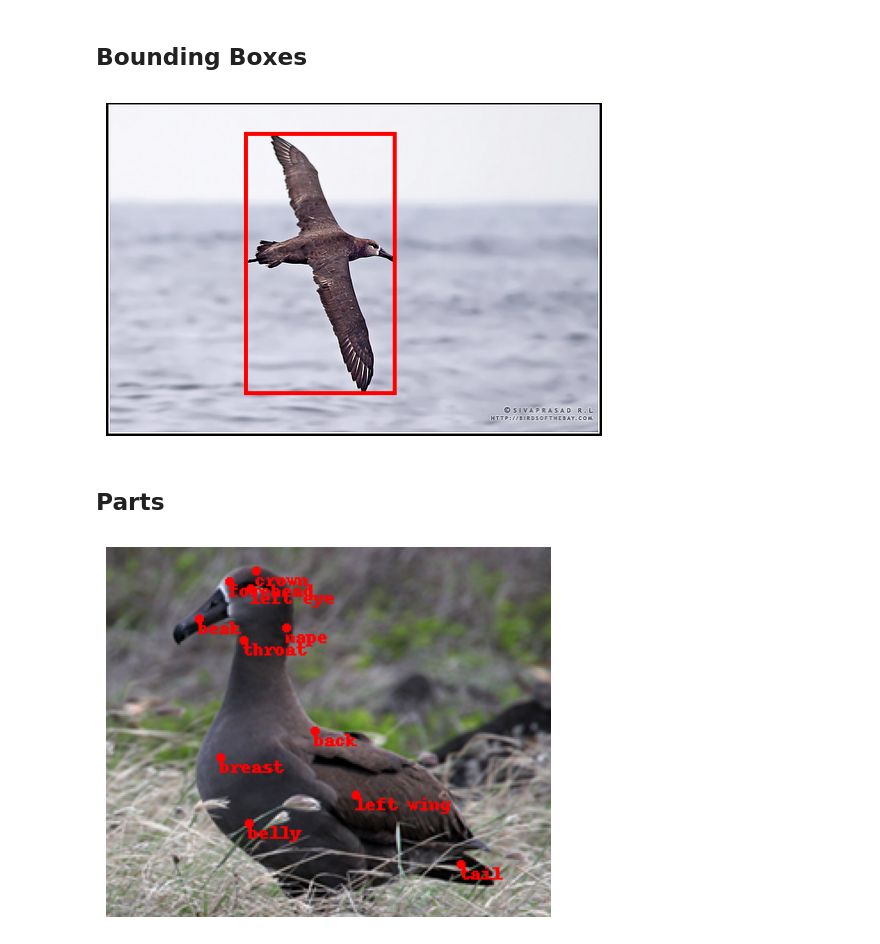
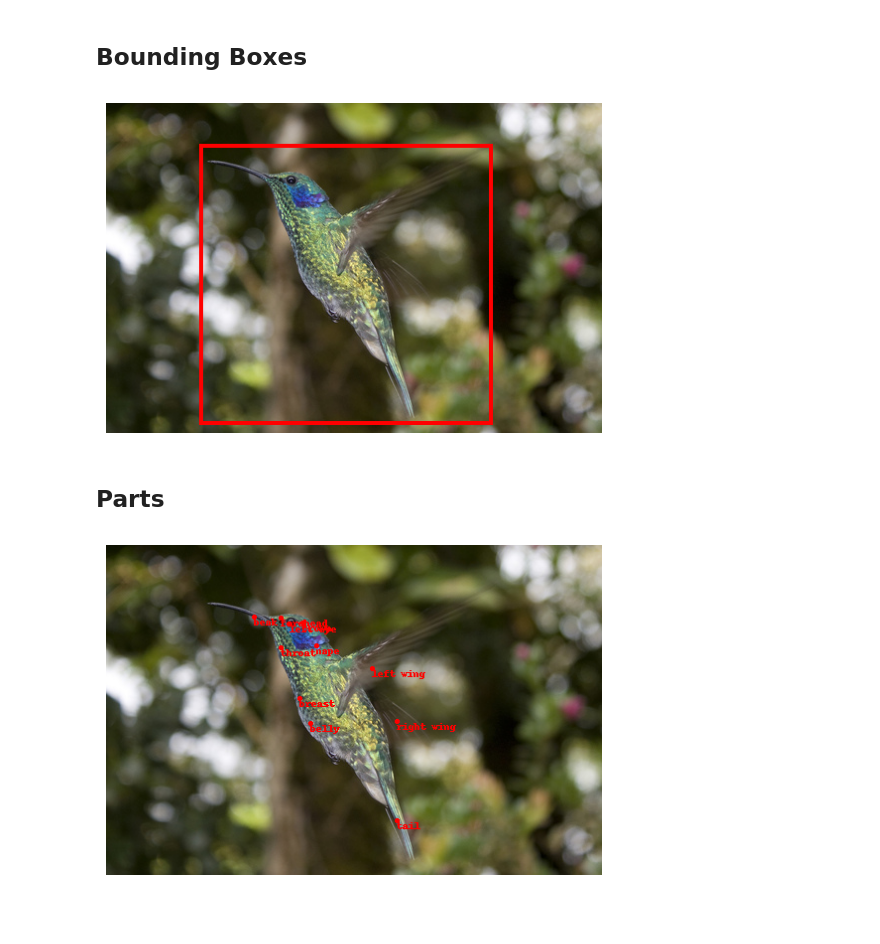
Before and after one commit to miretteamin/Bird-Species-Exploration-and-Retrieval, a Jupyter notebook: segmentation.ipynb, the cells around one changed output. Drawn from its saved outputs; the diff is of its cells as text; code cells hidden in the pictures; blank space fills up the shorter version.

```diff
--- a/segmentation.ipynb
+++ b/segmentation.ipynb
@@ -62,7 +62,7 @@ images[images['image_id']==10]["file_path"].iloc[0]
 # %% [markdown]
 ## Bounding Boxes
 # %%
-img_id = 2
+img_id = 4050
 img_path = os.path.join(images_dir, images[images['image_id'] == img_id]['file_path'].iloc[0])
 bb = bounding_boxes[bounding_boxes['image_id'] == img_id].iloc[0]
 img = Image.open(img_path).convert('RGB')
@@ -74,22 +74,22 @@ plt.imshow(img)
 plt.axis('off')
 plt.show()
 # %% [output]
-[figure, old version]
+[figure, new version]
 # %% [markdown]
 ## Parts
 # %%
-img_id = 10
+img_id = 4050
 img_path = os.path.join(images_dir, images[images['image_id'] == img_id]['file_path'].iloc[0])
 img = Image.open(img_path).convert('RGB')
 draw = ImageDraw.Draw(img)
 
 for part in part_locs[part_locs['img_id'] == img_id].itertuples():
     if (part.visible):
         draw.ellipse((part.x-2, part.y-2, part.x+2, part.y+2), fill='red')
         draw.text([part.x, part.y], parts[parts['part_id'] == part.part_id]['part_name'].iloc[0], fill='red')
 
 plt.imshow(img)
 plt.axis('off')
 plt.show()
 # %% [output]
-[figure, old version]
+[figure, new version]
```
